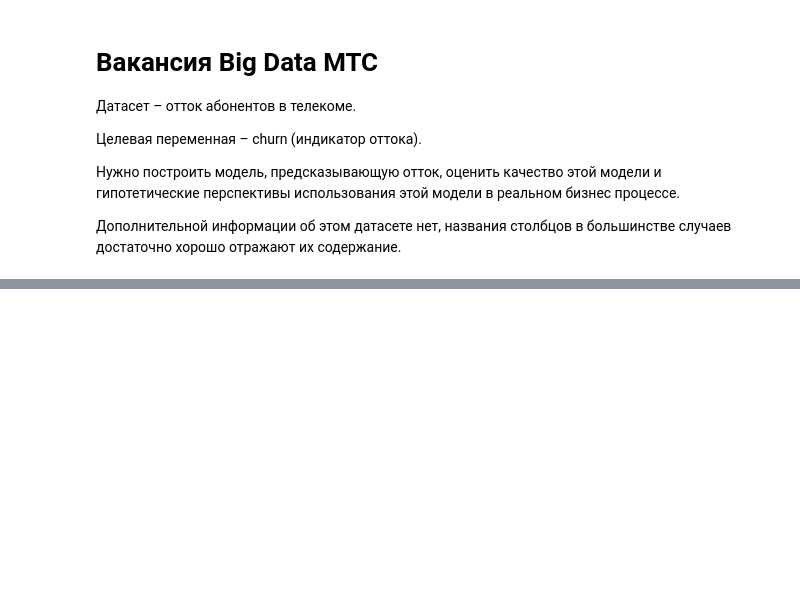
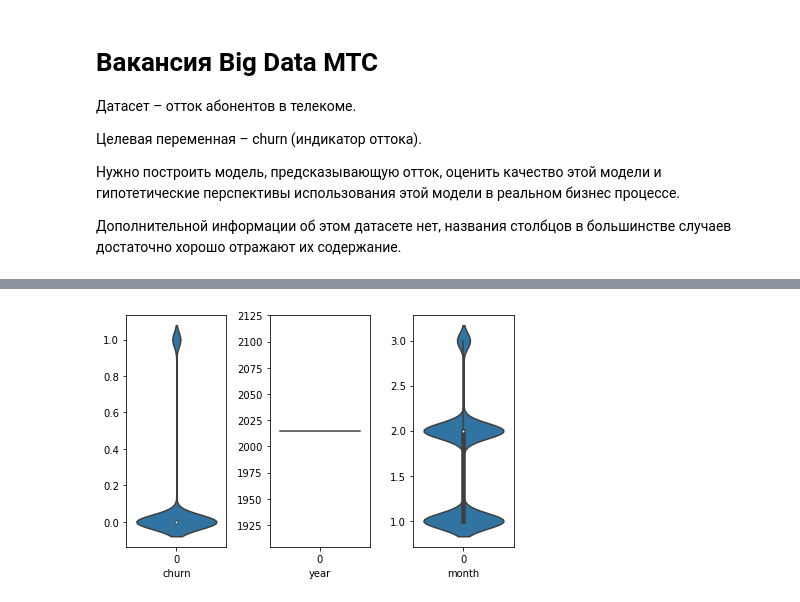
Before and after one commit to loverberg/portfolio, a Jupyter notebook: Big_Data_MTC/churn_analysis.ipynb, the cells around one changed output, grey strips where cells are left out. Cells and saved outputs as stored; diff of their text form; code cells hidden in the pictures; blank space fills up the shorter version.

```diff
--- a/Big_Data_MTC/churn_analysis.ipynb
+++ b/Big_Data_MTC/churn_analysis.ipynb
@@ -42,0 +90,20 @@ telco.describe()
+# %%
+# visualisation of target metrics
+fig = plt.figure(figsize=(6, 4))
+gs = fig.add_gridspec(1, 3)
+
+ax = fig.add_subplot(gs[0, 0])
+sb.violinplot(data=telco["churn"])
+ax.set_xlabel("churn")
+
+ax = fig.add_subplot(gs[0, 1])
+sb.violinplot(data=telco["year"])
+ax.set_xlabel("year")
+
+ax = fig.add_subplot(gs[0, 2])
+sb.violinplot(data=telco["month"])
+ax.set_xlabel("month")
+
+fig.tight_layout()
+# %% [output]
+[figure, added]
```
Also changed, not shown: parts of 10 cells of this notebook.
